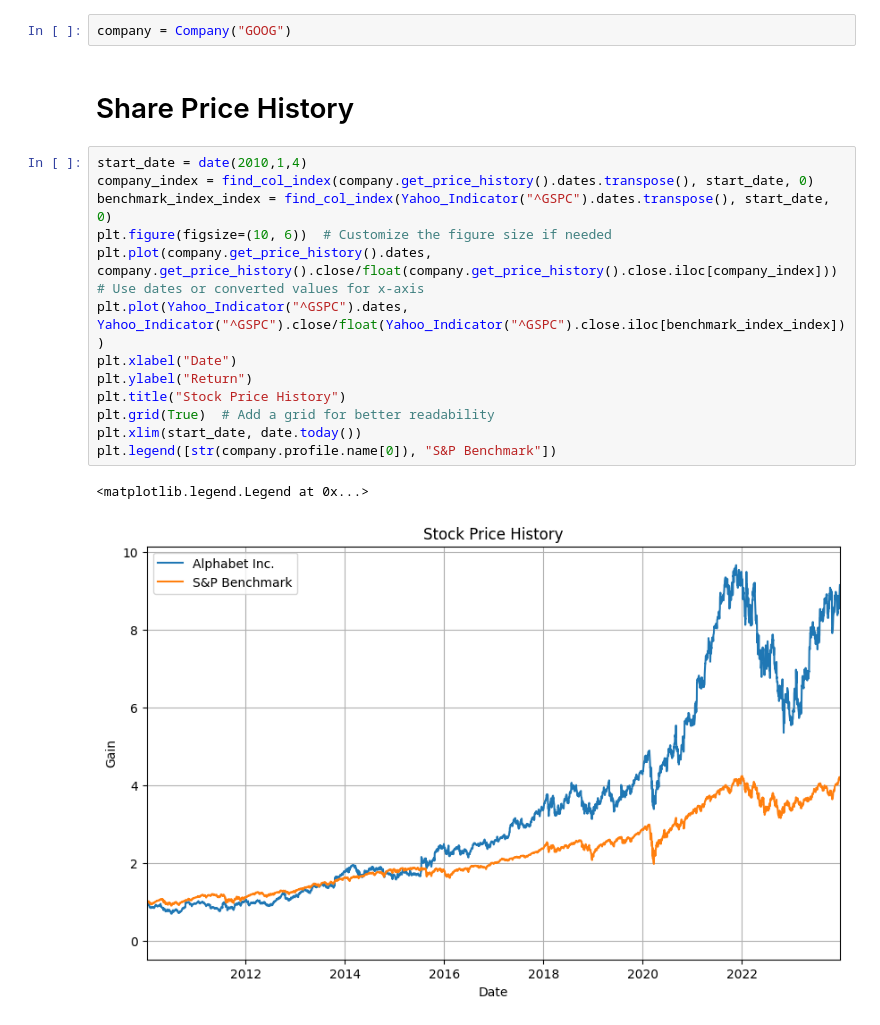
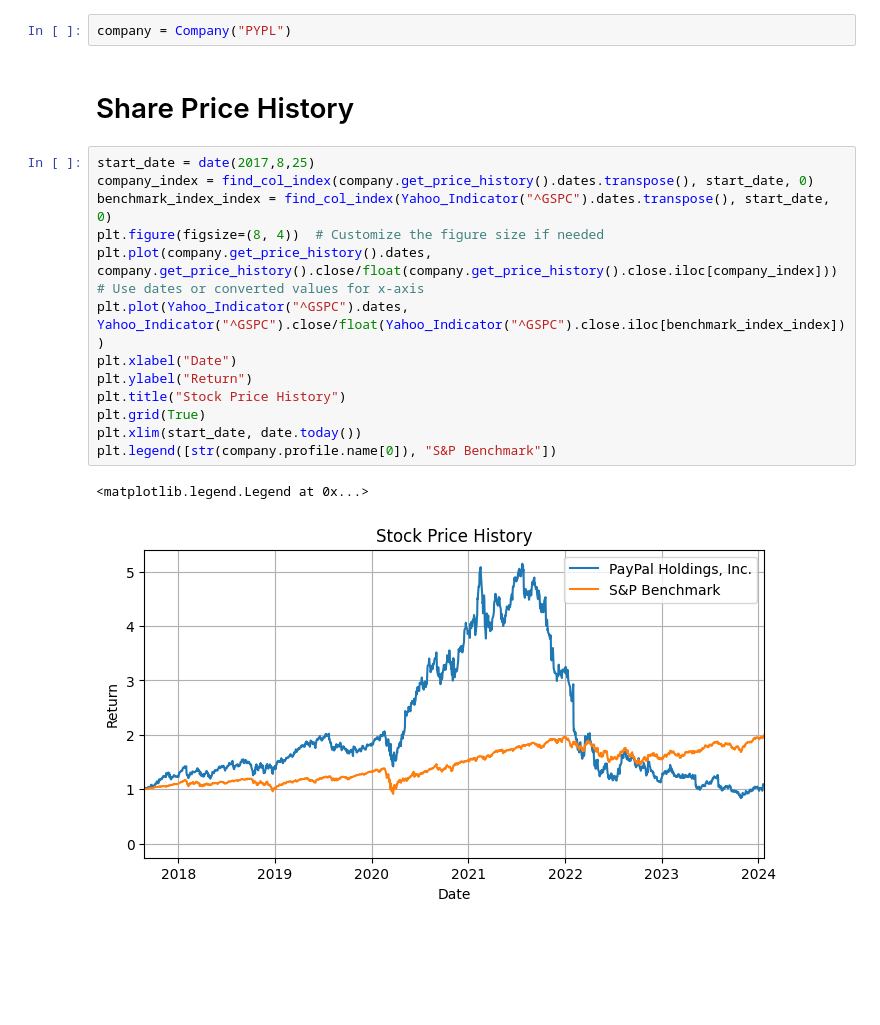
Before and after one commit to BrendanSkyLiang/brendans_bloomberg, a Jupyter notebook: notebooks/single_equity_overview.ipynb, the cells around one changed output. Cells and saved outputs as stored; diff of their text form; blank space fills up the shorter version.

```diff
--- a/notebooks/single_equity_overview.ipynb
+++ b/notebooks/single_equity_overview.ipynb
@@ -13,22 +13,22 @@ from interface.company import Company
 from interface.indicator import Yahoo_Indicator
 from interface.forex import forex
 # %%
-company = Company("GOOG")
+company = Company("PYPL")
 # %% [markdown]
 # Share Price History
 # %%
-start_date = date(2010,1,4)
+start_date = date(2017,8,25)
 company_index = find_col_index(company.get_price_history().dates.transpose(), start_date, 0)
 benchmark_index_index = find_col_index(Yahoo_Indicator("^GSPC").dates.transpose(), start_date, 0)
-plt.figure(figsize=(10, 6))  # Customize the figure size if needed
+plt.figure(figsize=(8, 4))  # Customize the figure size if needed
 plt.plot(company.get_price_history().dates, company.get_price_history().close/float(company.get_price_history().close.iloc[company_index]))  # Use dates or converted values for x-axis
 plt.plot(Yahoo_Indicator("^GSPC").dates, Yahoo_Indicator("^GSPC").close/float(Yahoo_Indicator("^GSPC").close.iloc[benchmark_index_index]))
 plt.xlabel("Date")
 plt.ylabel("Return")
 plt.title("Stock Price History")
-plt.grid(True)  # Add a grid for better readability
+plt.grid(True)
 plt.xlim(start_date, date.today())
 plt.legend([str(company.profile.name[0]), "S&P Benchmark"])
 # %% [output]
 <matplotlib.legend.Legend at 0x...>
-[figure, old version]
+[figure, new version]
```
Also changed, not shown: parts of 8 cells of this notebook, 8 other files.
